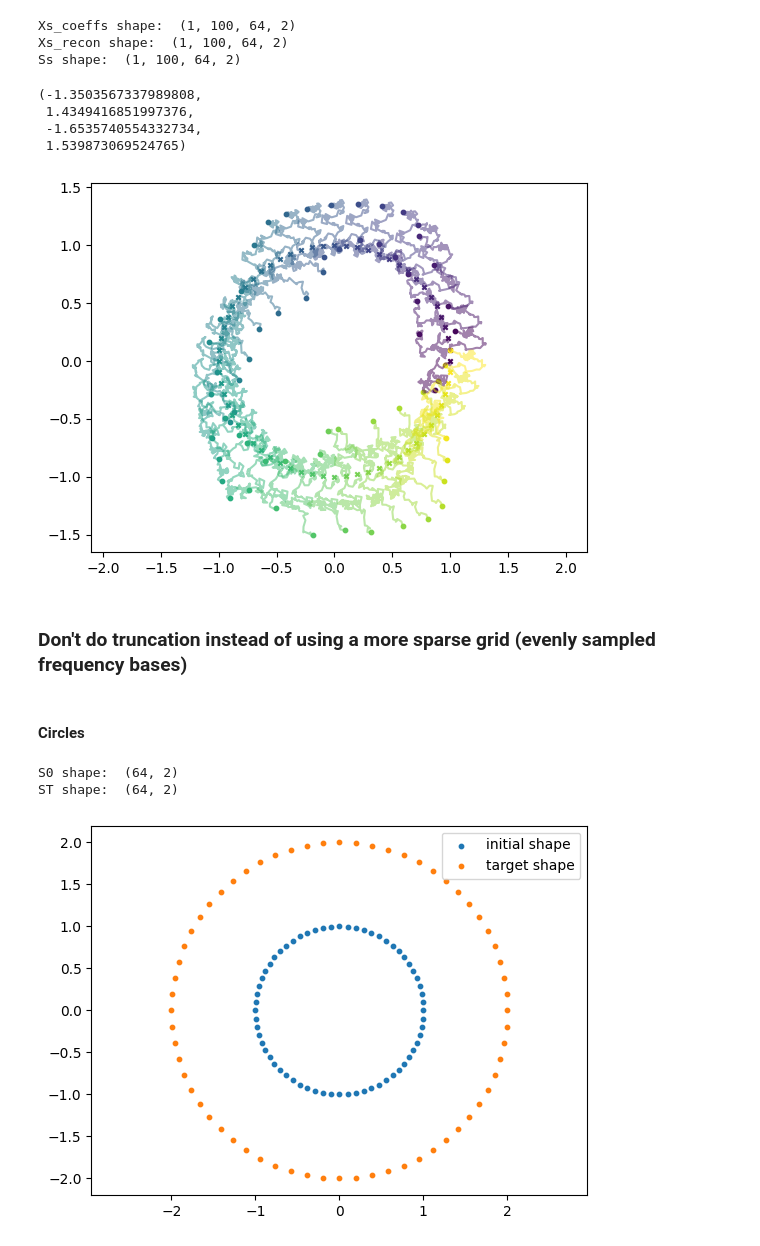
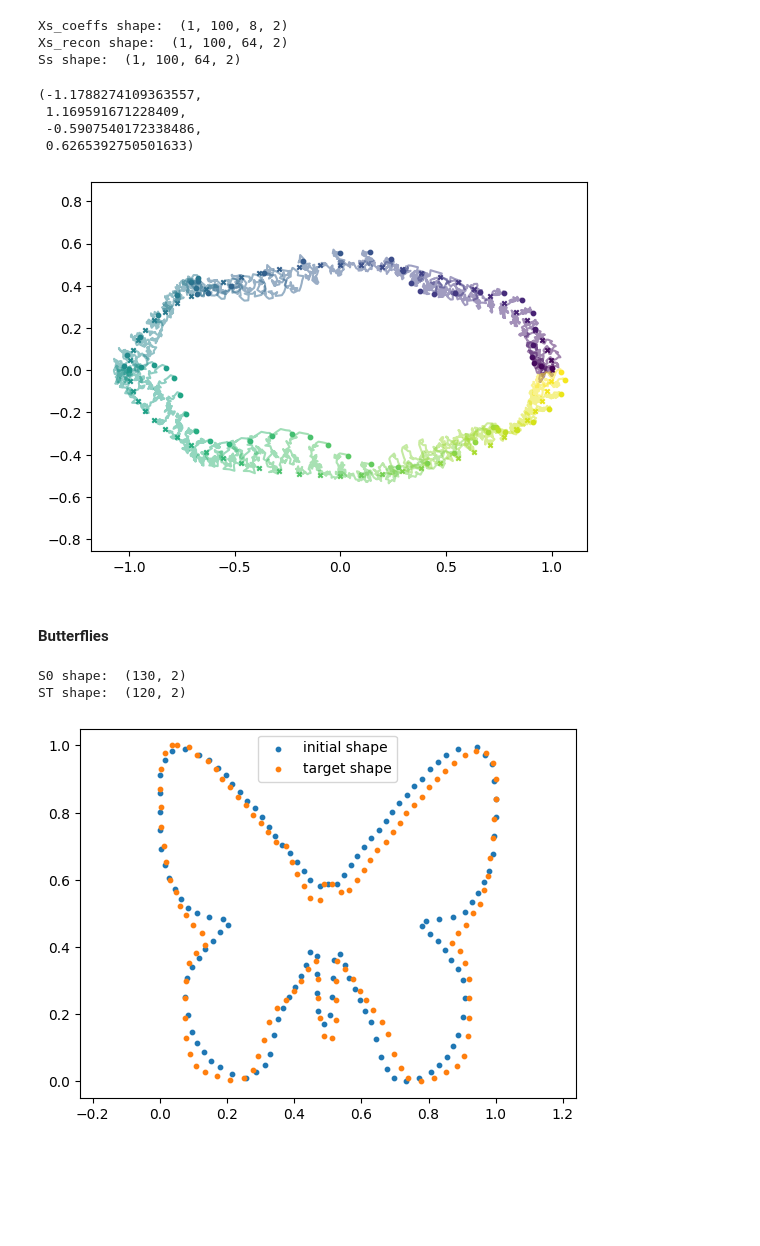
Before and after one commit to libbylbaker/infsdebridge, a Jupyter notebook: sdebridge/notebooks/gaussian_Q_bridge_fft.ipynb, the cells around one changed output. Drawn from its saved outputs; the diff is of its cells as text; code cells hidden in the pictures; blank space fills up the shorter version.

```diff
--- a/sdebridge/notebooks/gaussian_Q_bridge_fft.ipynb
+++ b/sdebridge/notebooks/gaussian_Q_bridge_fft.ipynb
@@ -217,6 +66,9 @@ def sample_ellipse(
 # %%
-S0 = sample_ellipse(n_samples, scale=1.0)
-ST = sample_ellipse(n_samples, scale=2.0)
+n_samples = 64
+n_bases = 8
+
+S0 = sample_ellipse(n_samples, scale=1.0, a=1.0, b=0.5)
+ST = sample_ellipse(n_samples, scale=2.0, b=1.0, a=0.5)
 print("S0 shape: ", S0.shape)
 print("ST shape: ", S0.shape)
 plt.scatter(S0[:, 0], S0[:, 1], s=10, label='initial shape')
@@ -231,8 +83,5 @@ ST shape:  (64, 2)
 # %%
-S0_eval = evalute_S_on_bases(S0, ks_truncated)
-X_coeffs = jax.random.normal(GDRK, shape=(n_bases, 2), dtype=jnp.complex64)
-_diffusion = evaluate_diffusion_coeffs(X_coeffs, S0_eval, ks_truncated, kks_truncated, sigma=0.5, alpha=1.0)
-print("diffusion shape: ", _diffusion.shape)
+S0_eval = evaluate_S(S0, n=n_bases)
 
 plt.scatter(S0[:, 0], S0[:, 1], s=10, label='initial shape')
 plt.scatter(S0_eval[:, 0], S0_eval[:, 1], s=10, label='initial shape_eval')
@@ -245,6 +93,4 @@ diffusion shape:  (64, 4096)
 # %%
-from sdebridge.sde import SDE
-
 class GaussianKernelFuncBasisSDE(SDE):
     def __init__(self, config: ConfigDict):
         self.config = config
@@ -253,4 +99,4 @@ class GaussianKernelFuncBasisSDE(SDE):
         return jnp.zeros_like(val)
 
     def diffusion(self, val: ArrayLike, time: ArrayLike) -> jnp.ndarray:
-        return evaluate_diffusion_coeffs(val, self.config.S0_eval, self.config.ks, self.config.kks, self.config.sigma, self.config.alpha)
+        return evaluate_Q_coeffs(val, self.config.S0_eval, self.config.sigma, self.config.alpha)
@@ -261,10 +126,8 @@ sde_config = ConfigDict(
         'T': 1.0,
         'N': 100,
         'dim': 2*n_bases,
-        'ks': ks_truncated,
-        'kks': kks_truncated,
-        'sigma': 1.0,
-        'alpha': 1.0,
+        'sigma': 0.5,
+        'alpha': 0.5,
     }
 )
 sde = GaussianKernelFuncBasisSDE(sde_config)
@@ -300,28 +137,26 @@ forward_uncond = euler_maruyama(sde, initial_vals=jnp.expand_dims(X0, axis=0), t
 # %%
 Xs_coeffs = forward_uncond["trajectories"]
 print("Xs_coeffs shape: ", Xs_coeffs.shape)
-Xs_recon = vmap(vmap(vmap(partial(jnp.fft.ifft, norm="backward", n=n_samples), in_axes=1, out_axes=1)))(Xs_coeffs)
+Xs_recon = vmap(vmap(partial(evaluate_X_coeffs, n=n_samples)))(Xs_coeffs)
 print("Xs_recon shape: ", Xs_recon.shape)
 
 Ss = S0[None, None, :, :] + Xs_recon.real
 print("Ss shape: ", Ss.shape)
 
 # get the colormap
 cmap = colormaps.get_cmap('viridis')
 colors = cmap(np.linspace(0, 1, n_samples))
 for i in range(n_samples):
     plt.scatter(Ss[0, 0, i, 0], Ss[0, 0, i, 1], s=10, marker='x', color=colors[i])
     plt.scatter(Ss[0, -1, i, 0], Ss[0, -1, i, 1], s=10, marker='o', color=colors[i])
     plt.plot(Ss[0, :, i, 0], Ss[0, :, i, 1], color=colors[i], alpha=0.5)
 plt.axis('equal')
 # %% [output]
-Xs_coeffs shape:  (1, 100, 64, 2)
+Xs_coeffs shape:  (1, 100, 8, 2)
 Xs_recon shape:  (1, 100, 64, 2)
 Ss shape:  (1, 100, 64, 2)
-(-1.3503567337989808,
- 1.4349416851997376,
- -1.6535740554332734,
- 1.539873069524765)
+(-1.1788274109363557,
+ 1.169591671228409,
+ -0.5907540172338486,
+ 0.6265392750501633)
-[figure, old version]
+[figure, new version]
-# %% [markdown]
-### Don't do truncation instead of using a more sparse grid (evenly sampled frequency bases)
@@ -372,2 +163,2 @@ def evaluate_diffusion_coeffs(X_coeffs: jnp.ndarray, S0_eval: jnp.ndarray, sigma
 # %% [markdown]
-#### Circles
+#### Butterflies
@@ -374,15 +169,16 @@ def evaluate_diffusion_coeffs(X_coeffs: jnp.ndarray, S0_eval: jnp.ndarray, sigma
 # %%
-S0 = sample_ellipse(n_samples, scale=1.0)
-ST = sample_ellipse(n_samples, scale=2.0)
+S0 = jnp.array(butterfly_honrathi_pts())[:, ::200][:, 1:].transpose()
+ST = jnp.array(butterfly_amasina_pts())[:, ::200].transpose()
+
 print("S0 shape: ", S0.shape)
-print("ST shape: ", S0.shape)
+print("ST shape: ", ST.shape)
 plt.scatter(S0[:, 0], S0[:, 1], s=10, label='initial shape')
 plt.scatter(ST[:, 0], ST[:, 1], s=10, label='target shape')
 plt.legend()
 plt.axis('equal')
 plt.show()
 # %% [output]
-S0 shape:  (64, 2)
-ST shape:  (64, 2)
+S0 shape:  (130, 2)
+ST shape:  (120, 2)
-[figure, old version]
+[figure, new version]
 # %%
```
Also changed, not shown: parts of 33 cells of this notebook, 5 other files.
